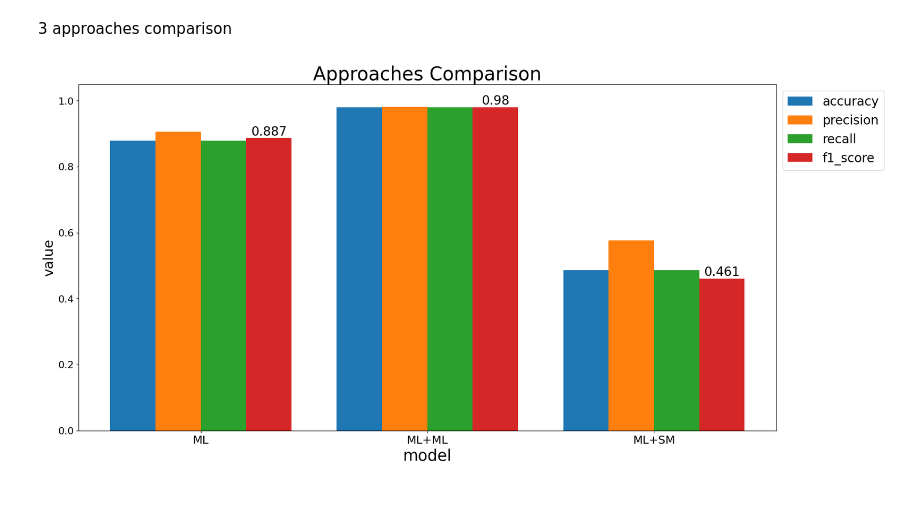
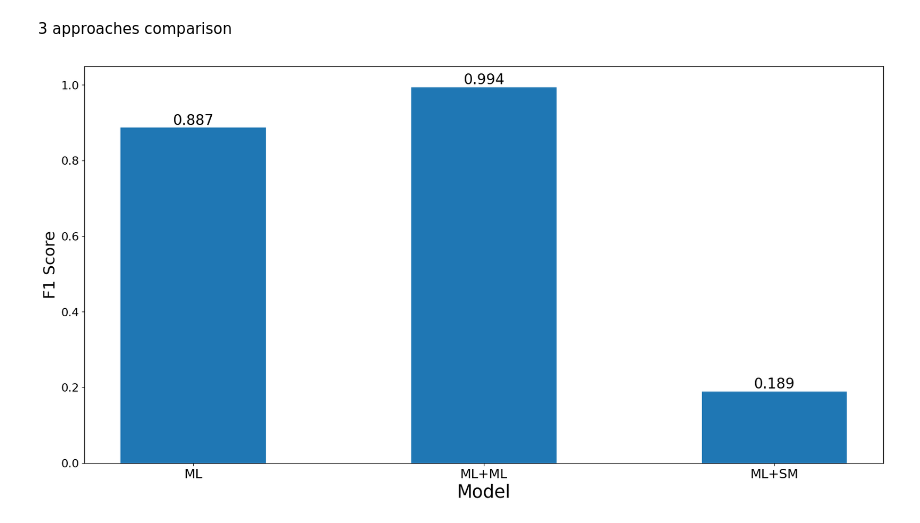
Before and after one commit to charlie532/Cyber-Attack-Lifecycle-and-Technique-Detection, a Jupyter notebook: 3_lifecycle/lifecycle_analysis.ipynb, the cells around one changed output. Drawn from its saved outputs; the diff is of its cells as text; code cells hidden in the pictures; blank space fills up the shorter version.

```diff
--- a/3_lifecycle/lifecycle_analysis.ipynb
+++ b/3_lifecycle/lifecycle_analysis.ipynb
@@ -29,8 +29,8 @@ Original Technique Sequences Collection
 # %%
 df_test = pd.DataFrame(columns=['lifecycle', 'Label'])
 df_test['lifecycle'] = df_test['lifecycle'].astype('object')
-df_train = df_test
-df_pattern = df_test
+df_train = df_test.copy()
+df_pattern = df_test.copy()
 
 # get label
 with open(path_labels_lifecycle, "r") as f:
@@ -374,51 +450,73 @@ evaluation['ML']['precision'].append(0.907)
 evaluation['ML']['recall'].append(0.879)
 evaluation['ML']['f1_score'].append(0.887)
 
-evaluation['ML+ML']['accuracy'].append(0.98)
-evaluation['ML+ML']['precision'].append(0.981)
-evaluation['ML+ML']['recall'].append(0.98)
-evaluation['ML+ML']['f1_score'].append(0.98)
+evaluation['ML+ML']['accuracy'].append(0.994)
+evaluation['ML+ML']['precision'].append(0.994)
+evaluation['ML+ML']['recall'].append(0.994)
+evaluation['ML+ML']['f1_score'].append(0.994)
 
-evaluation['ML+SM']['accuracy'].append(0.487)
-evaluation['ML+SM']['precision'].append(0.577)
-evaluation['ML+SM']['recall'].append(0.487)
-evaluation['ML+SM']['f1_score'].append(0.461)
+# # dataset with 5 lifecycles
+# evaluation['ML+SM']['accuracy'].append(0.871)
+# evaluation['ML+SM']['precision'].append(0.92)
+# evaluation['ML+SM']['recall'].append(0.871)
+# evaluation['ML+SM']['f1_score'].append(0.826)
+
+# # dataset with 35 lifecycles
+# evaluation['ML+SM']['accuracy'].append(0.56)
+# evaluation['ML+SM']['precision'].append(0.632)
+# evaluation['ML+SM']['recall'].append(0.56)
+# evaluation['ML+SM']['f1_score'].append(0.57)
+
+# # original 35
+# evaluation['ML+SM']['accuracy'].append(0.543)
+# evaluation['ML+SM']['precision'].append(0.63)
+# evaluation['ML+SM']['recall'].append(0.543)
+# evaluation['ML+SM']['f1_score'].append(0.552)
+
+# original 35 with original sequence
+evaluation['ML+SM']['accuracy'].append(0.314)
+evaluation['ML+SM']['precision'].append(0.141)
+evaluation['ML+SM']['recall'].append(0.314)
+evaluation['ML+SM']['f1_score'].append(0.189)
+
 
 def round_off(value, n):
     return math.floor(value * (10 ** n)) / float(10 ** n)
 
 models = [name.replace('_', '\n') for name in evaluation]
 result = {
     'accuracy': [],
     'precision': [],
     'recall': [],
     'f1_score': []
 }
 for name in evaluation:
     for key, value in evaluation[name].items():
         result[key].append(round_off(mean(value), 3))
 
         if name == 'Bi-GRU':
             print(f'metric {key}: {round_off(mean(value), 3)}')
 
 width = 0.2
 x = np.arange(len(models))
 plt.figure(figsize=(20, 10))
-plt.bar(x, result['accuracy'], width, label='accuracy')
-plt.bar(x+width, result['precision'], width, label='precision')
-plt.bar(x+2*width, result['recall'], width, label='recall')
-bar = plt.bar(x+3*width, result['f1_score'], width, label='f1_score')
+# plt.bar(x, result['accuracy'], width, label='accuracy')
+# plt.bar(x+width, result['precision'], width, label='precision')
+# plt.bar(x+2*width, result['recall'], width, label='recall')
+# bar = plt.bar(x+3*width, result['f1_score'], width, label='f1_score')
+bar = plt.bar(x, result['f1_score'], 0.5, label='f1_score')
 plt.bar_label(bar, label_type='edge', fontsize=20)
-plt.title('Approaches Comparison', fontsize=30)
-plt.xticks(x+1.5*width, models)
-plt.xlabel('model', fontsize=25)
-plt.ylabel('value', fontsize=22)
+# plt.title('3 Approaches Comparison', fontsize=30)
+# plt.xticks(x+1.5*width, models)
+plt.xticks(x, models)
+plt.xlabel('Model', fontsize=25)
+plt.ylabel('F1 Score', fontsize=22)
 plt.rcParams.update({
     'xtick.labelsize': 18,
     'ytick.labelsize': 16,
 })
-plt.legend(bbox_to_anchor=(1, 1), loc='upper left', fontsize=20)
+# plt.legend(loc='upper center', bbox_to_anchor=(0.5, -0.1), shadow=True, ncol=4, fontsize=20)
 plt.ylim(0, 1.05)
 plt.show()
 # %% [output]
-[figure, old version]
+[figure, new version]
```
Also changed, not shown: parts of 8 cells of this notebook, 6 other files.
